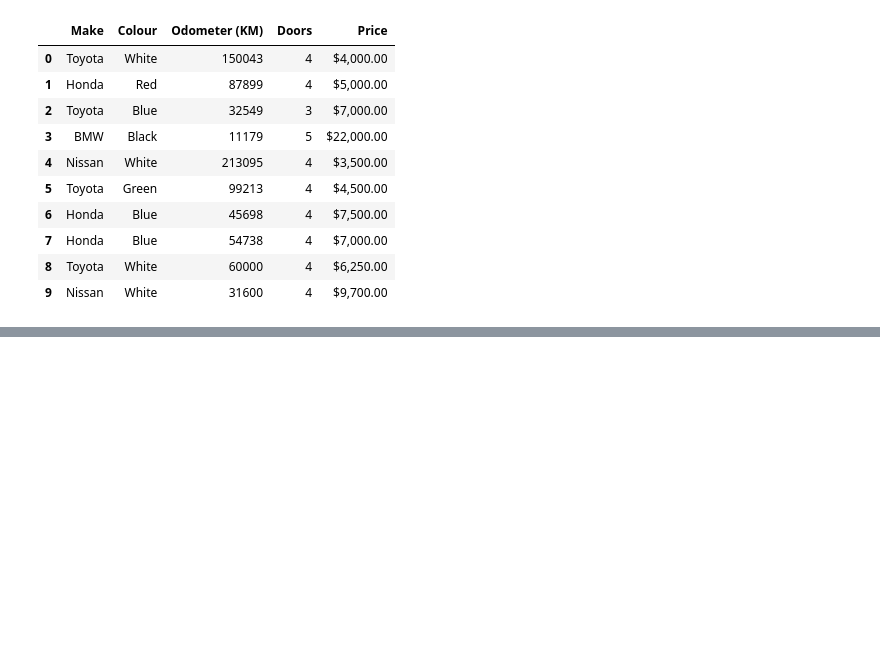
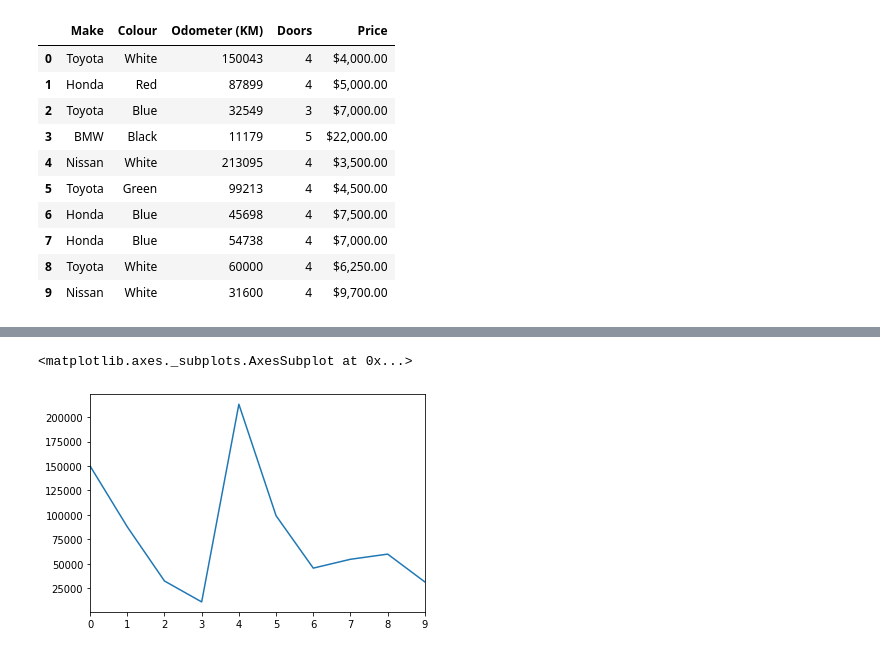
Before and after one commit to mydiallo/Introduction-to-pandas, a Jupyter notebook: Introduction-to-pandas.ipynb, the cells around one changed output, grey strips where cells are left out. Drawn from its saved outputs; the diff is of its cells as text; code cells hidden in the pictures; blank space fills up the shorter version.

```diff
--- a/Introduction-to-pandas.ipynb
+++ b/Introduction-to-pandas.ipynb
@@ -48,0 +330,6 @@ df
+# %%
+import matplotlib.pyplot as plt
+df["Odometer (KM)"].plot()
+# %% [output]
+<matplotlib.axes._subplots.AxesSubplot at 0x...>
+[figure, added]
```
Also changed, not shown: parts of 51 cells of this notebook, 3 other files.
